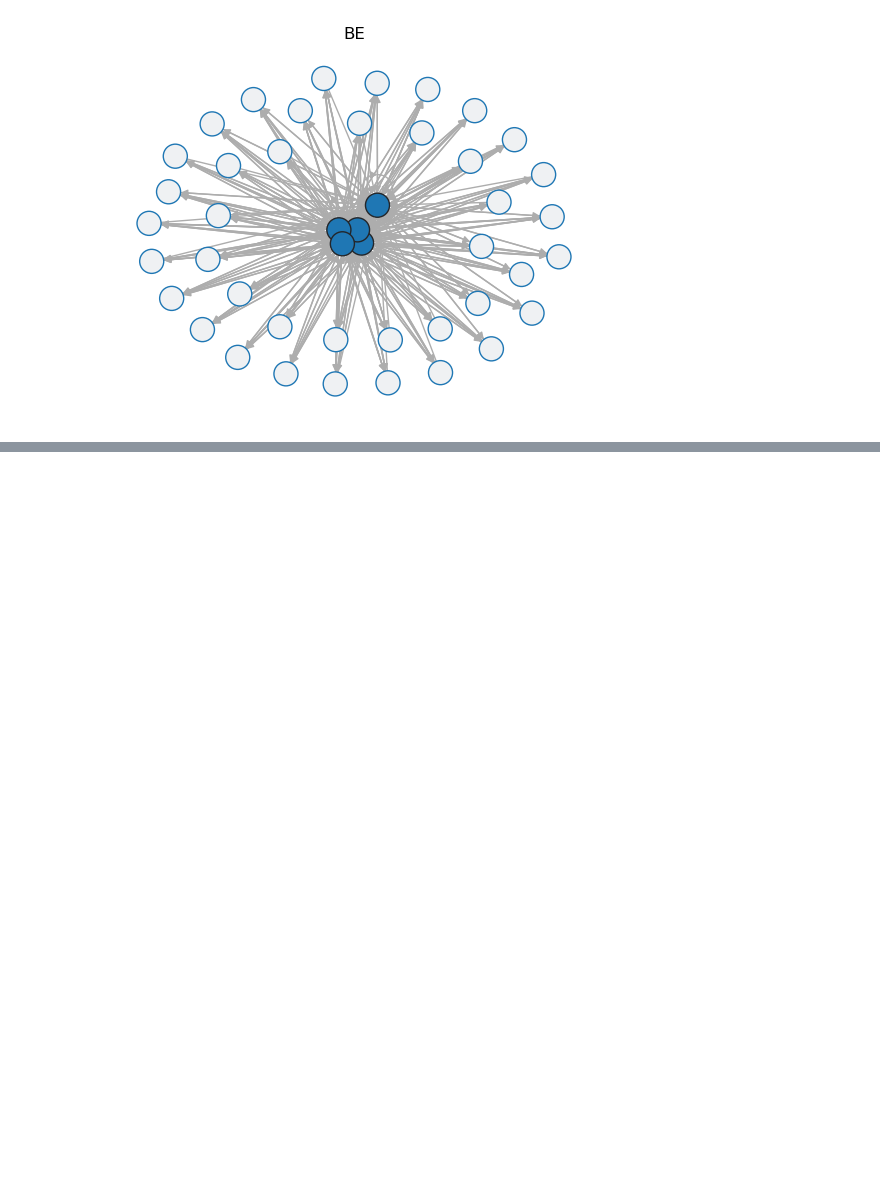
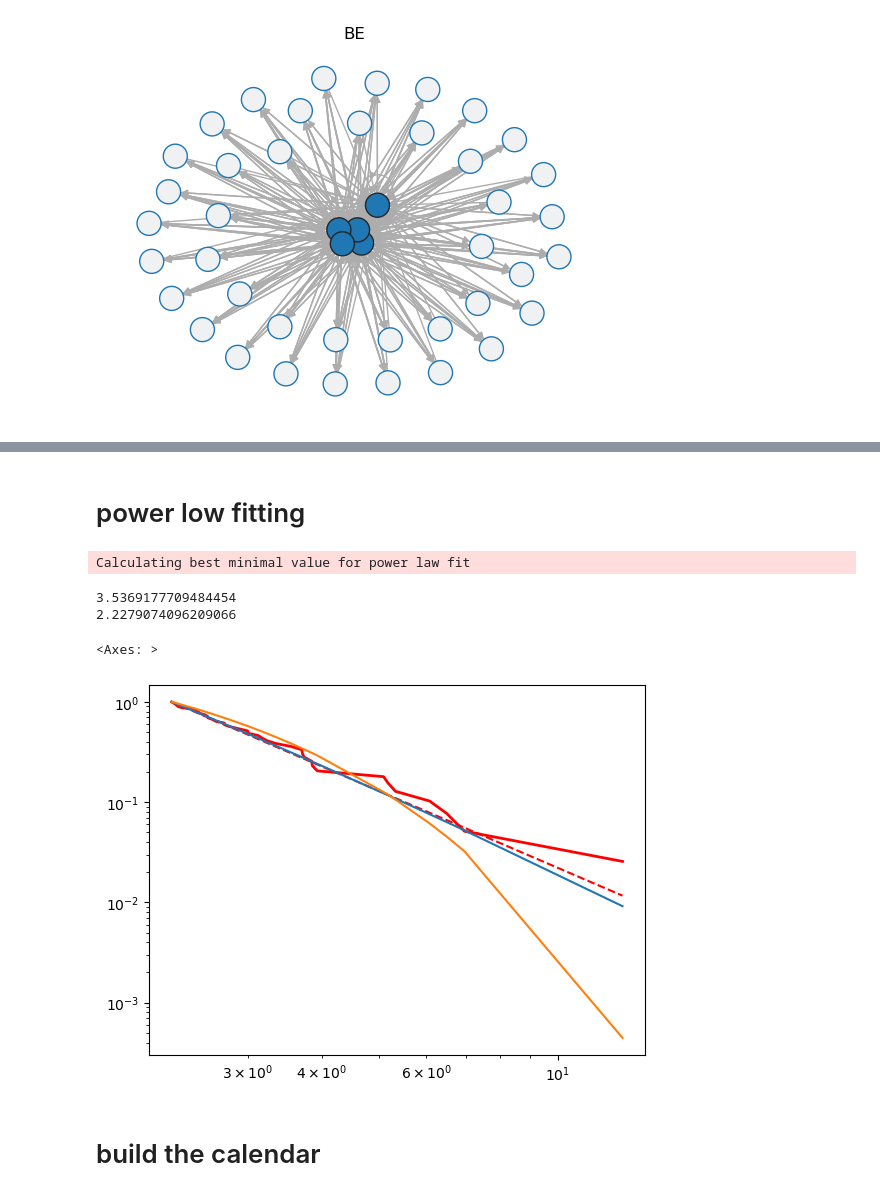
Before and after one commit to Victor-Le-Coz/secured_interbank_network_public, a Jupyter notebook: tools.ipynb, the cells around one changed output, grey strips where cells are left out. Drawn from its saved outputs; the diff is of its cells as text; code cells hidden in the pictures; blank space fills up the shorter version.

```diff
--- a/tools.ipynb
+++ b/tools.ipynb
@@ -1122,0 +1211,23 @@ for algo in par.cp_algos:
+# %% [markdown]
+# power low fitting
+# %%
+# fitting
+import powerlaw
+import numpy as np
+sr_data = np.random.pareto(3,size=1000) # data can be list or numpy array
+powerlaw_fit = powerlaw.Fit(sr_data)
+print(powerlaw_fit.power_law.alpha)
+print(powerlaw_fit.power_law.xmin)
+R, p = powerlaw_fit.distribution_compare('power_law', 'exponential')
+fig2 = powerlaw_fit.plot_ccdf(color = "r", linewidth = 2)
+powerlaw_fit.power_law.plot_ccdf(color = "r", linestyle = "--", ax = fig2)
+powerlaw_fit.lognormal.plot_ccdf(ax=fig2)
+powerlaw_fit.exponential.plot_ccdf(ax=fig2)
+# %% [output]
+Calculating best minimal value for power law fit
+3.5369177709484454
+2.2279074096209066
+<Axes: >
+[figure, added]
+# %% [markdown]
+# build the calendar
```
Also changed, not shown: parts of 15 cells of this notebook, 3 other files.
